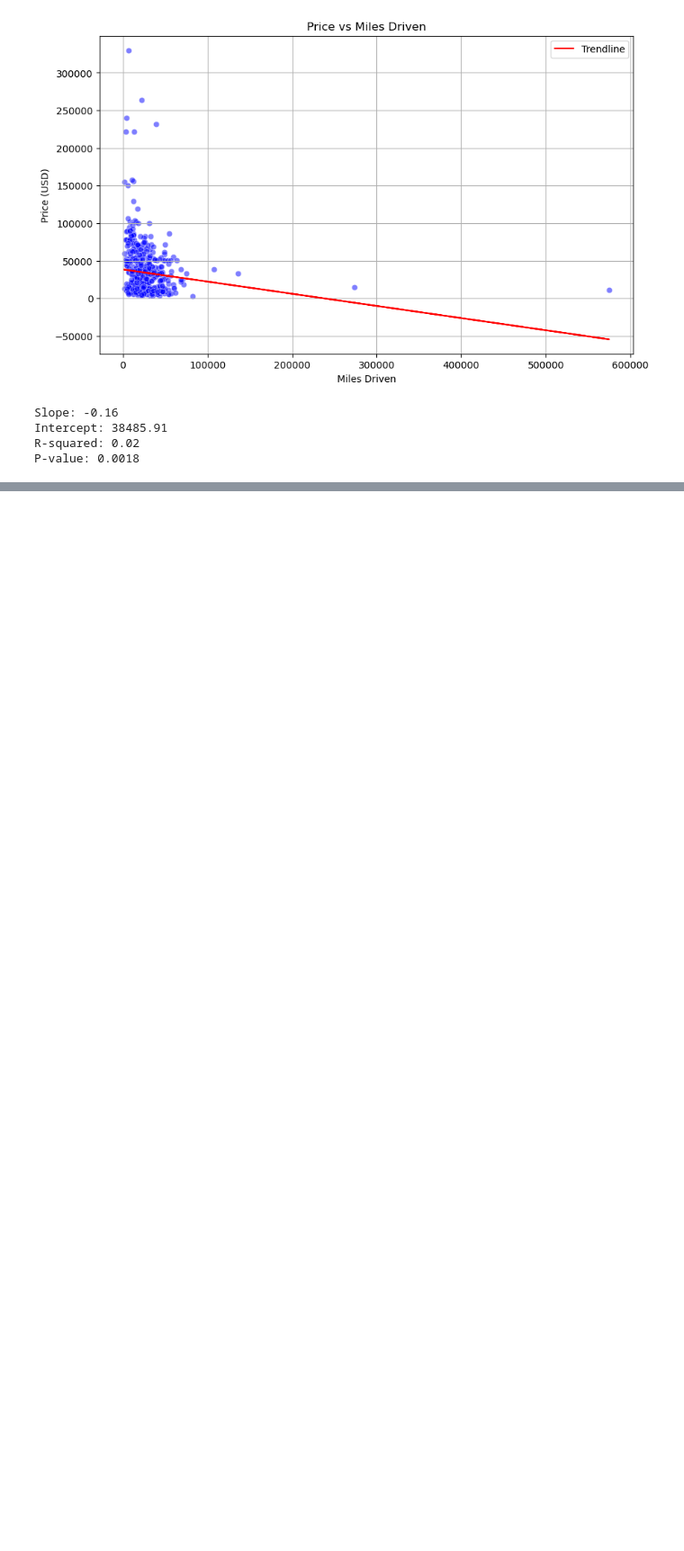
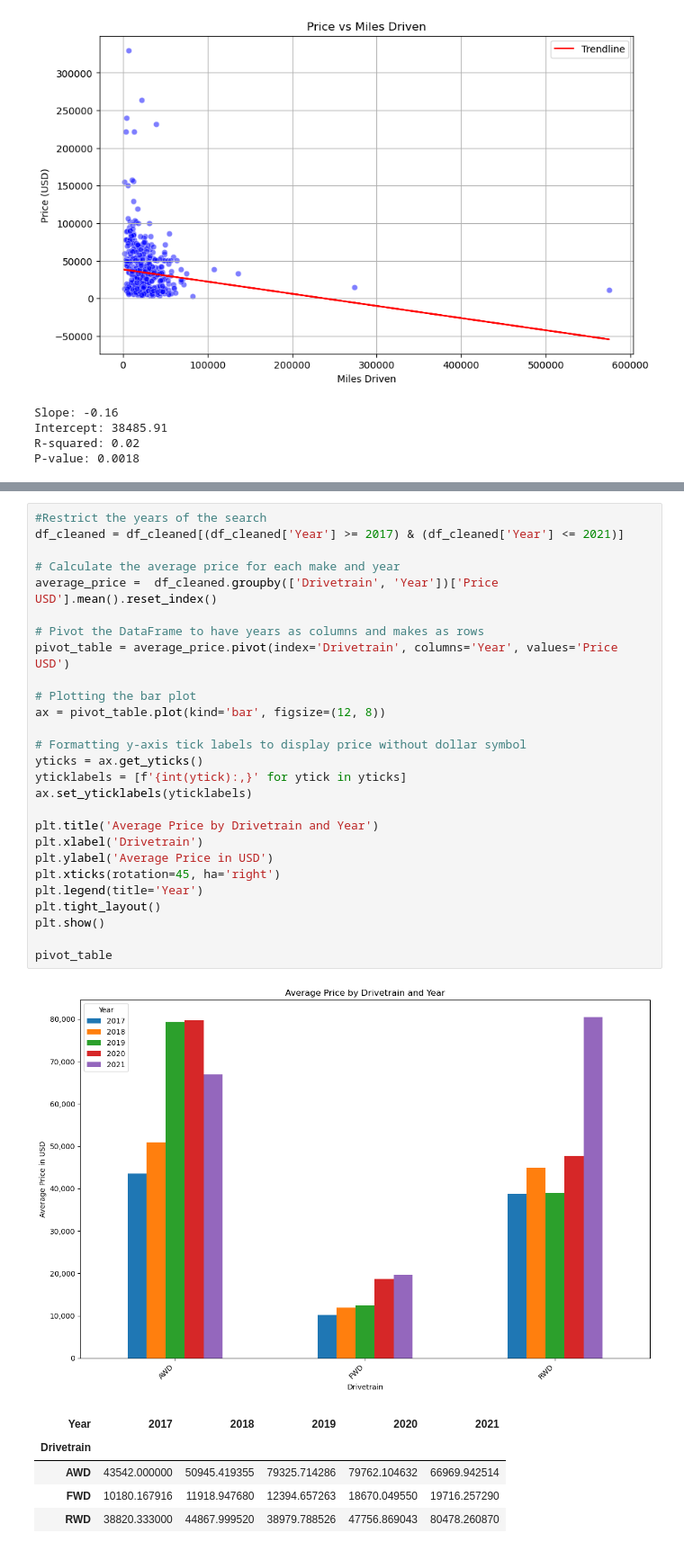
Before and after one commit to benfish426/project_1, a Jupyter notebook: Vehicle Value Analysis2.ipynb, the cells around one changed output, grey strips where cells are left out. Shown: that part at 90% size. Cells and saved outputs as stored; diff of their text form; blank space fills up the shorter version.

```diff
--- a/Vehicle Value Analysis2.ipynb
+++ b/Vehicle Value Analysis2.ipynb
@@ -427,0 +487,34 @@ P-value: 0.0018
+# %%
+#Restrict the years of the search
+df_cleaned = df_cleaned[(df_cleaned['Year'] >= 2017) & (df_cleaned['Year'] <= 2021)]
+
+# Calculate the average price for each make and year
+average_price =  df_cleaned.groupby(['Drivetrain', 'Year'])['Price USD'].mean().reset_index()
+
+# Pivot the DataFrame to have years as columns and makes as rows
+pivot_table = average_price.pivot(index='Drivetrain', columns='Year', values='Price USD')
+
+# Plotting the bar plot
+ax = pivot_table.plot(kind='bar', figsize=(12, 8))
+
+# Formatting y-axis tick labels to display price without dollar symbol
+yticks = ax.get_yticks()
+yticklabels = [f'{int(ytick):,}' for ytick in yticks]
+ax.set_yticklabels(yticklabels)
+
+plt.title('Average Price by Drivetrain and Year')
+plt.xlabel('Drivetrain')
+plt.ylabel('Average Price in USD')
+plt.xticks(rotation=45, ha='right')
+plt.legend(title='Year')
+plt.tight_layout()
+plt.show()
+
+pivot_table
+# %% [output]
+[figure, added]
+| Year | 2017 | 2018 | 2019 | 2020 | 2021 |
+| Drivetrain |  |  |  |  |  |
+| AWD | 43542.000000 | 50945.419355 | 79325.714286 | 79762.104632 | 66969.942514 |
+| FWD | 10180.167916 | 11918.947680 | 12394.657263 | 18670.049550 | 19716.257290 |
+| RWD | 38820.333000 | 44867.999520 | 38979.788526 | 47756.869043 | 80478.260870 |
```
Also changed, not shown: parts of 16 cells of this notebook.
